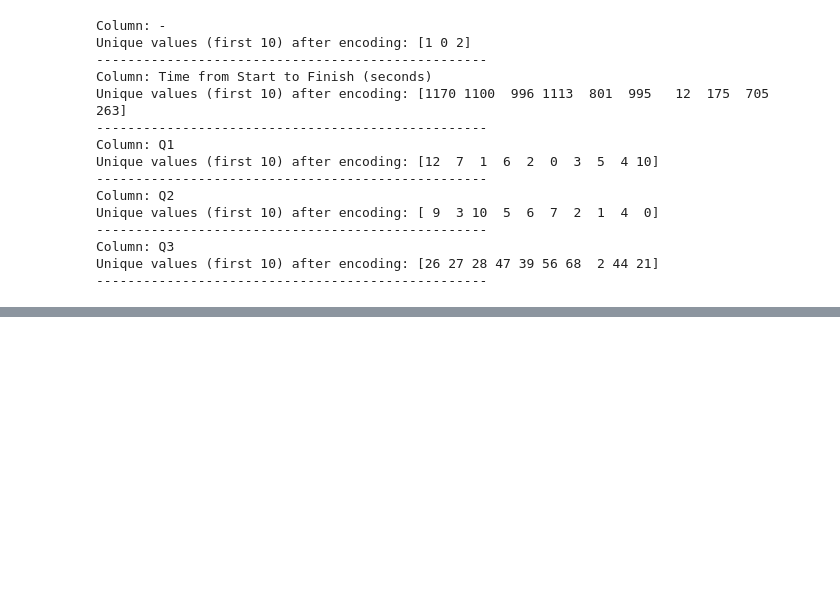
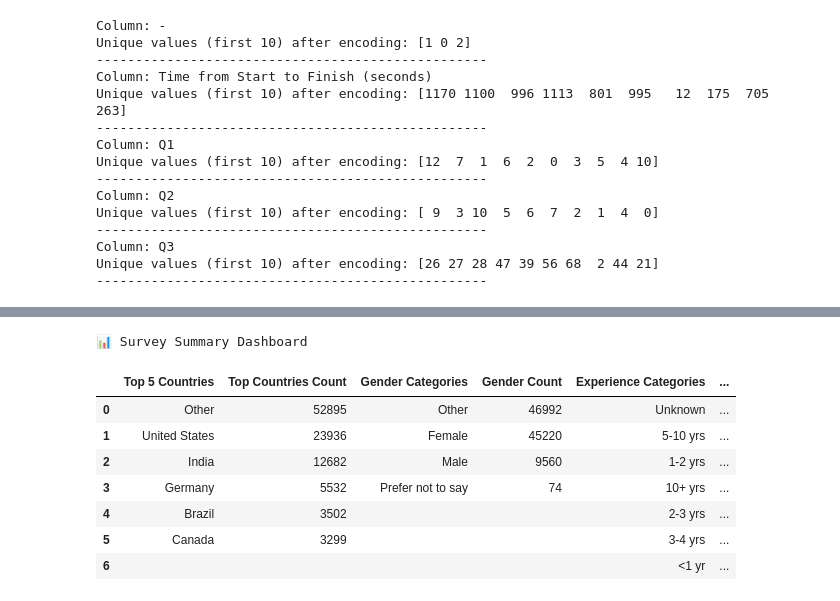
Before and after one commit to manahill-prac/ElevvoPathways_Data-Science-Survey2017-2021, a Jupyter notebook: Notebook/Data_Science_Survey(2017_2021).ipynb, the cells around one changed output, grey strips where cells are left out. Saved outputs shown, nothing was run; the diff lists cells and outputs as text; code cells hidden in the pictures; blank space fills up the shorter version.

```diff
--- a/Notebook/Data_Science_Survey(2017_2021).ipynb
+++ b/Notebook/Data_Science_Survey(2017_2021).ipynb
@@ -422,0 +380,71 @@ display(df_readable.head(10))
+# %%
+import pandas as pd
+from IPython.display import display
+
+# Example: your cleaned dataset
+df_readable = pd.read_csv("output/survey_2017_2021_readable.csv")
+
+# Mappings
+country_map = {27:'United States', 75:'India', 46:'Germany', 10:'Brazil', 56:'Canada'}
+gender_map = {1:'Male', 2:'Female', 3:'Other', 4:'Prefer not to say', 5:'Other'}
+experience_map = {0:'<1 yr', 1:'1-2 yrs', 2:'2-3 yrs', 3:'3-4 yrs', 7:'5-10 yrs', 10:'10+ yrs'}
+education_map = {0:'High School', 5:'Bachelors', 9:'Masters', 19:'PhD', 35:'Other'}
+
+# Helper
+def map_if_numeric(x, mapping):
+    return mapping.get(x, x)
+
+# Prepare metrics
+top_countries = df_readable['Q3'].apply(lambda x: map_if_numeric(x, country_map)).value_counts()
+gender_dist = df_readable['Q2'].apply(lambda x: map_if_numeric(x, gender_map)).value_counts()
+experience_dist = df_readable['Q6'].apply(lambda x: map_if_numeric(x, experience_map)).value_counts()
+education_dist = df_readable['Q5'].apply(lambda x: map_if_numeric(x, education_map)).value_counts()
+
+tool_cols = [col for col in df_readable.columns if col.startswith('Q7_Part')]
+tools_data = df_readable[tool_cols].apply(lambda x: x.value_counts()).fillna(0)
+top_tools = tools_data.sum(axis=1).sort_values(ascending=False)
+
+# Maximum length for padding
+max_len = max(len(top_countries), len(gender_dist), len(experience_dist), len(education_dist), len(top_tools))
+
+# Helper to pad a Series
+def pad_series(s, length):
+    s = pd.Series(s)  # convert index/values to Series
+    s = s.reindex(range(length), fill_value="")
+    return s
+
+# Combine into one summary dashboard
+summary_df = pd.DataFrame({
+    'Top 5 Countries': pad_series(top_countries.index, max_len),
+    'Top Countries Count': pad_series(top_countries.values, max_len),
+    'Gender Categories': pad_series(gender_dist.index, max_len),
+    'Gender Count': pad_series(gender_dist.values, max_len),
+    'Experience Categories': pad_series(experience_dist.index, max_len),
+    'Experience Count': pad_series(experience_dist.values, max_len),
+    'Education Categories': pad_series(education_dist.index, max_len),
+    'Education Count': pad_series(education_dist.values, max_len),
+    'Top Tools': pad_series(top_tools.index, max_len),
+    'Top Tools Count': pad_series(top_tools.values, max_len)
+})
+
+# Display styled dashboard in Colab
+print("📊 Survey Summary Dashboard")
+display(
+    summary_df.style.set_properties(**{
+        'text-align': 'center',
+        'font-size': '12pt'
+    }).set_table_styles([{
+        'selector': 'th',
+        'props': [('text-align', 'center'), ('background-color', '#f2f2f2'), ('font-weight', 'bold')]
+    }])
+)
+# %% [output]
+📊 Survey Summary Dashboard
+|  | Top 5 Countries | Top Countries Count | Gender Categories | Gender Count | Experience Categories | ... |
+| 0 | Other | 52895 | Other | 46992 | Unknown | ... |
+| 1 | United States | 23936 | Female | 45220 | 5-10 yrs | ... |
+| 2 | India | 12682 | Male | 9560 | 1-2 yrs | ... |
+| 3 | Germany | 5532 | Prefer not to say | 74 | 10+ yrs | ... |
+| 4 | Brazil | 3502 |  |  | 2-3 yrs | ... |
+| 5 | Canada | 3299 |  |  | 3-4 yrs | ... |
+| 6 |  |  |  |  | <1 yr | ... |
```
Also changed, not shown: parts of 5 cells of this notebook.
